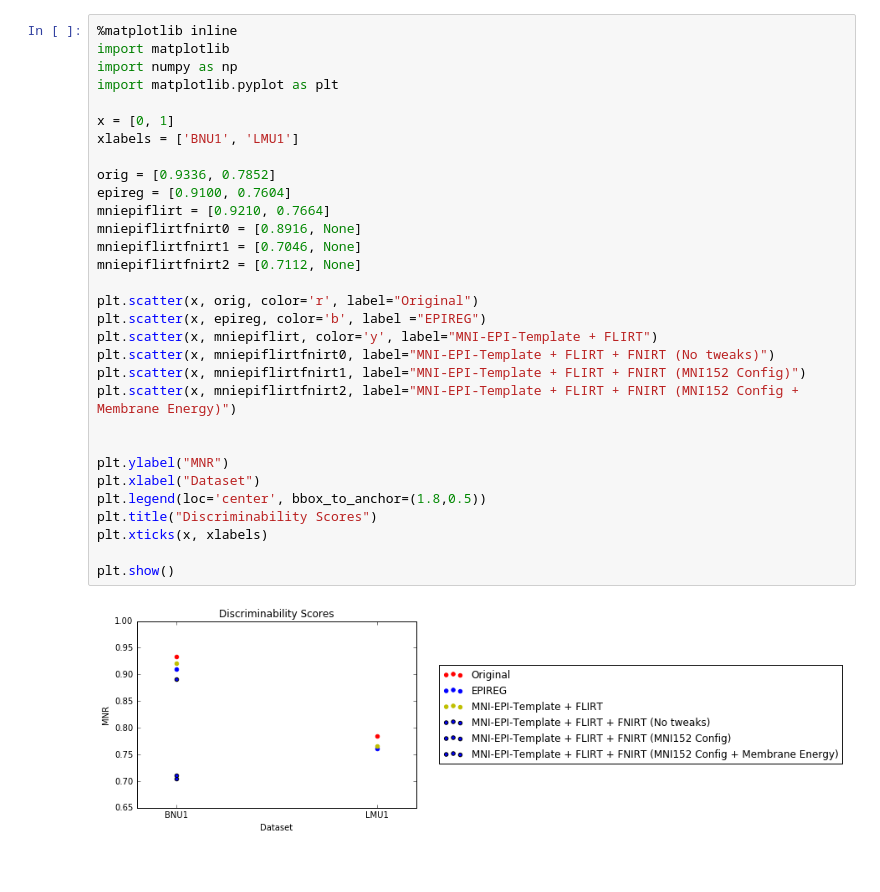
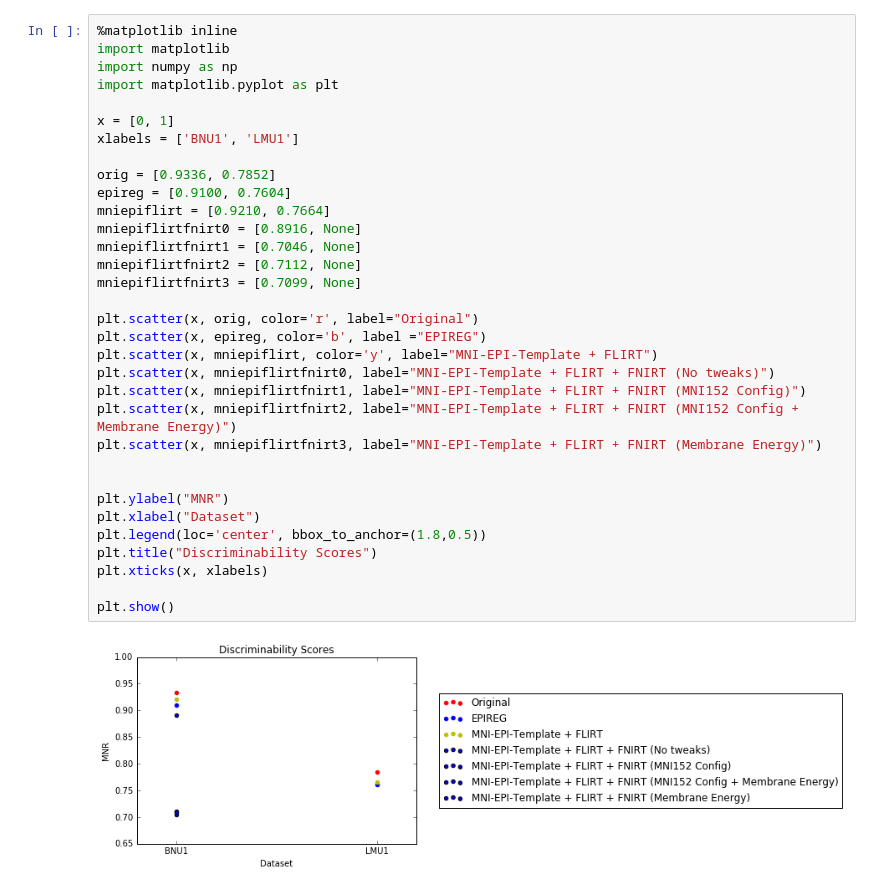
Before and after one commit to NeuroDataDesign/fngs-f16s17, a Jupyter notebook: docs/02agarwalt/project1/week_0327/Registration_Benchmark_3_27.ipynb, the cells around one changed output. Drawn from its saved outputs; the diff is of its cells as text.

```diff
--- a/docs/02agarwalt/project1/week_0327/Registration_Benchmark_3_27.ipynb
+++ b/docs/02agarwalt/project1/week_0327/Registration_Benchmark_3_27.ipynb
@@ -20,34 +20,36 @@
 import matplotlib
 import numpy as np
 import matplotlib.pyplot as plt
 
 x = [0, 1]
 xlabels = ['BNU1', 'LMU1']
 
 orig = [0.9336, 0.7852]
 epireg = [0.9100, 0.7604]
 mniepiflirt = [0.9210, 0.7664]
 mniepiflirtfnirt0 = [0.8916, None]
 mniepiflirtfnirt1 = [0.7046, None]
 mniepiflirtfnirt2 = [0.7112, None]
+mniepiflirtfnirt3 = [0.7099, None]
 
 plt.scatter(x, orig, color='r', label="Original")
 plt.scatter(x, epireg, color='b', label ="EPIREG")
 plt.scatter(x, mniepiflirt, color='y', label="MNI-EPI-Template + FLIRT")
 plt.scatter(x, mniepiflirtfnirt0, label="MNI-EPI-Template + FLIRT + FNIRT (No tweaks)")
 plt.scatter(x, mniepiflirtfnirt1, label="MNI-EPI-Template + FLIRT + FNIRT (MNI152 Config)")
 plt.scatter(x, mniepiflirtfnirt2, label="MNI-EPI-Template + FLIRT + FNIRT (MNI152 Config + Membrane Energy)")
+plt.scatter(x, mniepiflirtfnirt3, label="MNI-EPI-Template + FLIRT + FNIRT (Membrane Energy)")
 
 
 plt.ylabel("MNR")
 plt.xlabel("Dataset")
 plt.legend(loc='center', bbox_to_anchor=(1.8,0.5))
 plt.title("Discriminability Scores")
 plt.xticks(x, xlabels)
 
 plt.show()
 # %% [output]
-[figure, old version]
+[figure, new version]
 # %% [markdown]
 ## Qualititative Registration Results
 
```
Also changed, not shown: parts of 2 cells of this notebook, 4 other files.
